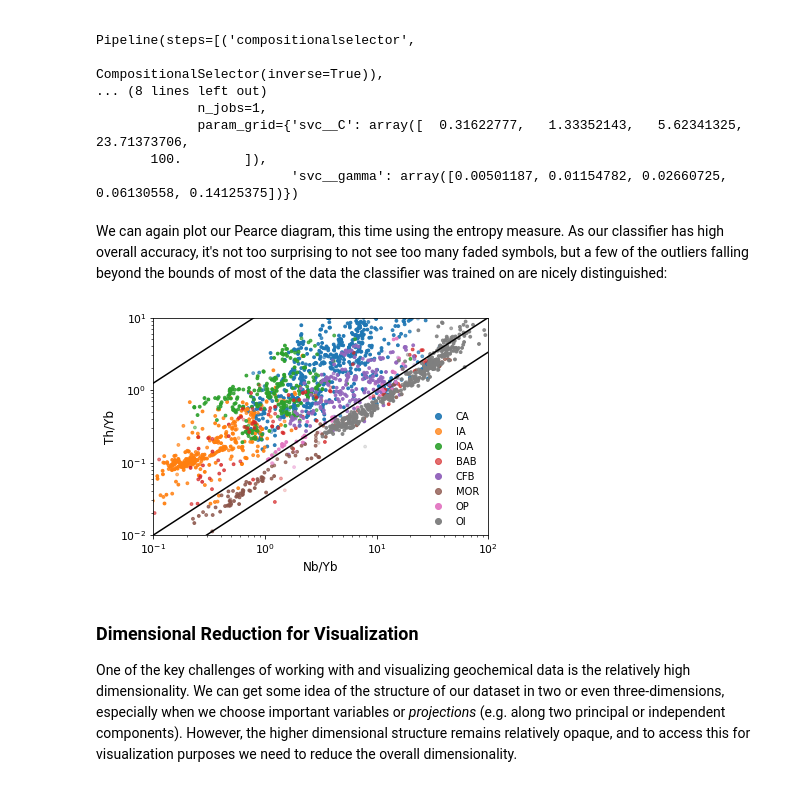
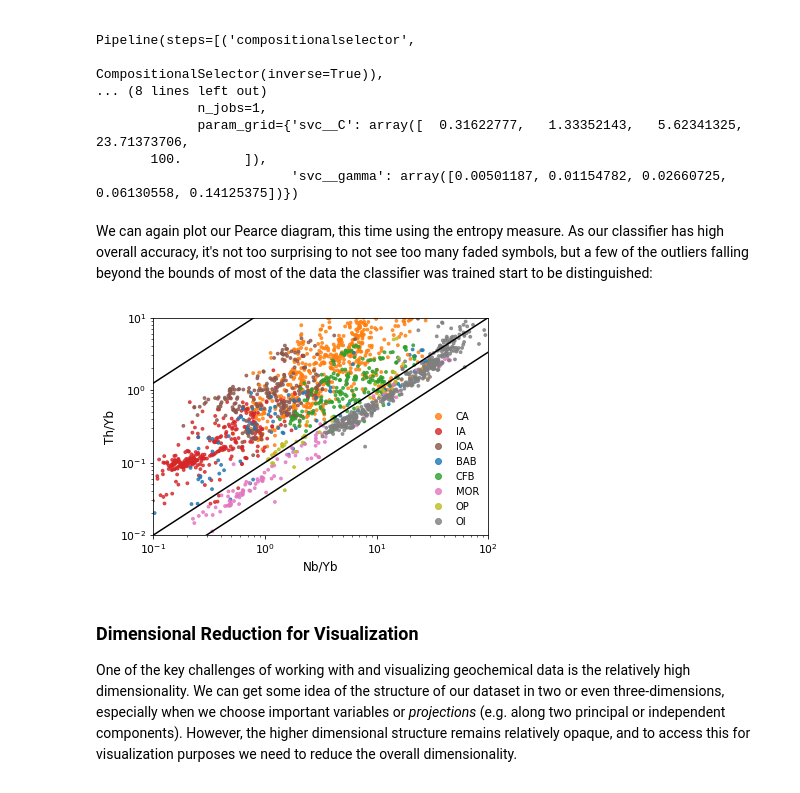
Before and after one commit to morganjwilliams/gs2020-diggingdeeper, a Jupyter notebook: 012_datavis.ipynb, the cells around one changed output. Cells and saved outputs as stored; diff of their text form; code cells hidden in the pictures.

```diff
--- a/012_datavis.ipynb
+++ b/012_datavis.ipynb
@@ -174,11 +179,17 @@ GridSearchCV(cv=5,
 from pyrolite.util.skl.vis import alphas_from_multiclass_prob
 
 Y = gs.predict(X)
-c = DEFAULT_DISC_COLORMAP(Y)
+c = process_color(c=Y)['c']
 ps = gs.predict_proba(X)
 c[:, -1] = alphas_from_multiclass_prob(ps)
 
-samples = np.random.choice(X.index.size, X.index.size//2, replace=False)
+np.random.seed(82)
+try:
+    samples = joblib.load('./data/sample_indexes.pkl')
+except:
+    samples = np.random.choice(X.index.size, X.index.size//2, replace=False)
+    joblib.dump(samples, './data/sample_indexes.pkl')
+
 xsample = X.iloc[samples, :]
 ysample = Y[samples]
 csample = c[samples]
@@ -186,24 +197,22 @@ tfm_xsample = gs.estimator['standardscaler'].fit_transform(
                 gs.estimator['featureunion'].transform(xsample)
               )
 # %% [markdown]
-We can again plot our Pearce diagram, this time using the entropy measure. As our classifier has high overall accuracy, it's not too surprising to not see too many faded symbols, but a few of the outliers falling beyond the bounds of most of the data the classifier was trained on are nicely distinguished:
+We can again plot our Pearce diagram, this time using the entropy measure. As our classifier has high overall accuracy, it's not too surprising to not see too many faded symbols, but a few of the outliers falling beyond the bounds of most of the data the classifier was trained start to be distinguished:
 # %%
 from pyrolite.plot.templates import pearceThNbYb
 fig, ax = plt.subplots(1)
 pearceThNbYb(ax)
-df.pyrochem.add_ratio("Th/Yb")
-df.pyrochem.add_ratio("Nb/Yb")
 
 for ID in df.Class.unique():
     subdf = df.loc[df.Class==ID, :]
-    subdf[['Nb/Yb', 'Th/Yb']].pyroplot.scatter(color=c[df.Class==ID, :], ax=ax, s=8)
+    subdf[['Nb/Yb', 'Th/Yb']].pyroplot.scatter(c=c[df.Class==ID, :], ax=ax, s=8, alpha=0.8)
 
 ax.legend([proxy_line(c=coll.get_facecolors()[0], marker='o', ls='none') for coll in ax.collections],
           df.Class.unique(),
           frameon=False,
           facecolor=None);
 # %% [output]
-[figure, old version]
+[figure, new version]
 # %% [markdown]
 ### Dimensional Reduction for Visualization
 
```
Also changed, not shown: parts of 8 cells of this notebook, 1 other file.
